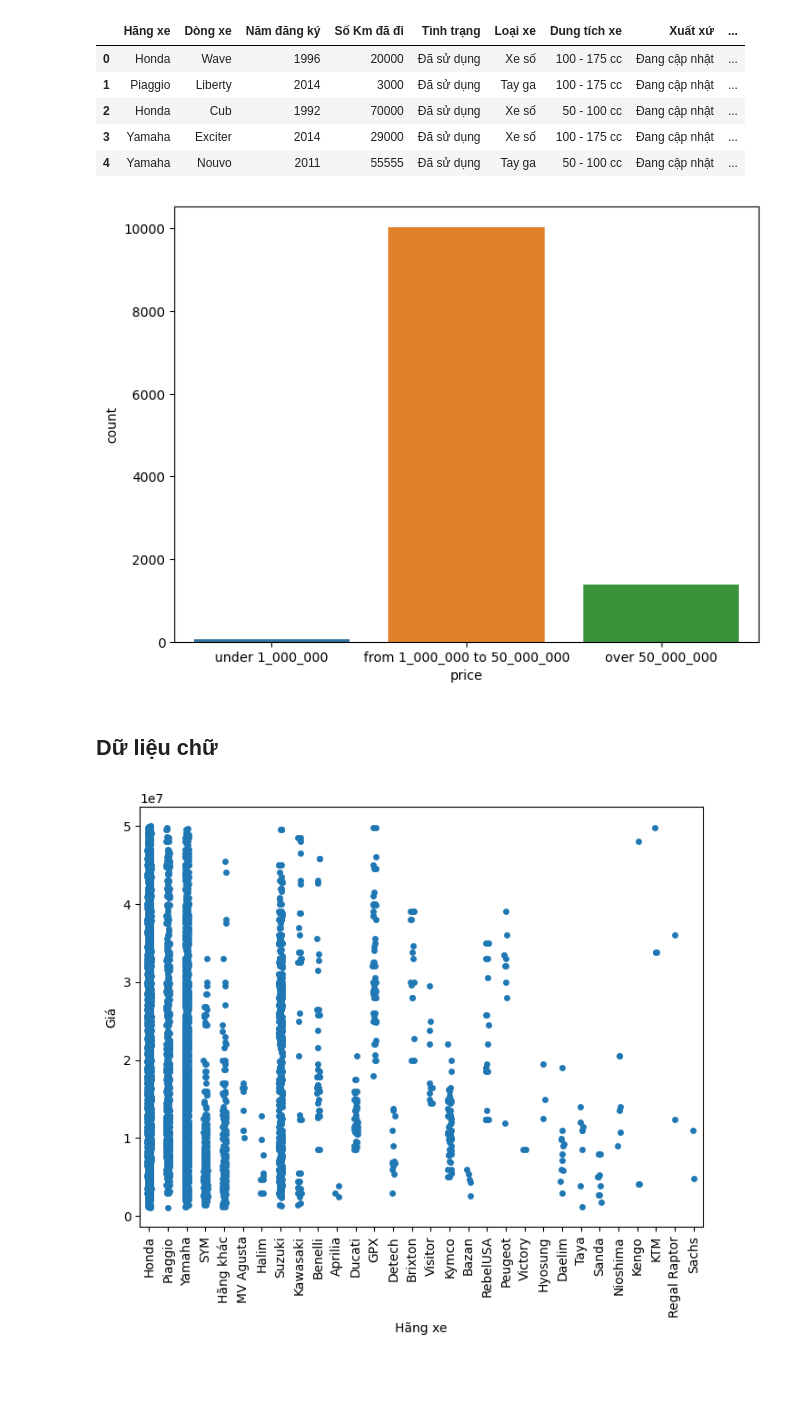
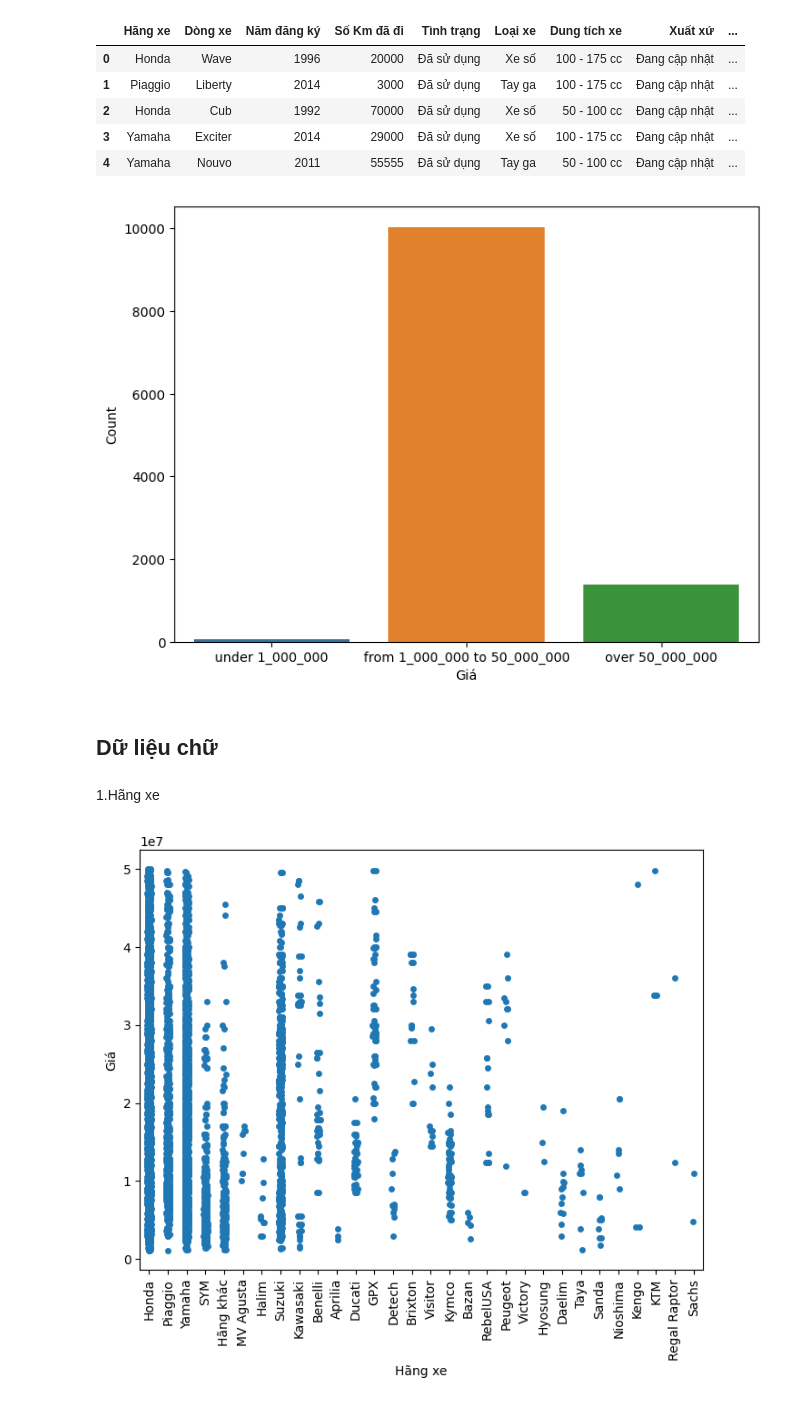
Before and after one commit to hungng2k2/du-doan-gia-xe-may, a Jupyter notebook: eda.ipynb, the cells around one changed output. Cells and saved outputs as stored; diff of their text form; code cells hidden in the pictures; blank space fills up the shorter version.

```diff
--- a/eda.ipynb
+++ b/eda.ipynb
@@ -17,18 +18,20 @@ data.head()
 # %%
 under_1_000_000 =  data[data['Giá'] <= 1_000_000]['Giá'].count()
 from_1_000_000_to_50_000_000 = data[(data['Giá'] > 1_000_000) & (data['Giá'] <= 50_000_000)]['Giá'].count()
 over_50_000_000 = data[data['Giá'] > 50_000_000]['Giá'].count()
-price = pd.DataFrame({'price': ['under 1_000_000', 'from 1_000_000 to 50_000_000', 'over 50_000_000'],
-                      'count': [under_1_000_000, from_1_000_000_to_50_000_000, over_50_000_000]})
+price = pd.DataFrame({'Giá': ['under 1_000_000', 'from 1_000_000 to 50_000_000', 'over 50_000_000'],
+                      'Count': [under_1_000_000, from_1_000_000_to_50_000_000, over_50_000_000]})
 fig, ax = plt.subplots(figsize=(8,6))
-sns.barplot(data=price, x='price', y='count', ax=ax)
+sns.barplot(data=price, x='Giá', y='Count', ax=ax)
 plt.show()
 # %% [output]
-[figure, old version]
+[figure, new version]
 # %%
 data = data[(data['Giá'] < 50000000) & (data['Giá'] > 1000000)]
 # %% [markdown]
 <h2>Dữ liệu chữ</h2>
+# %% [markdown]
+1.Hãng xe
 # %%
 fig, ax = plt.subplots(figsize=(8,6))
 sns.stripplot(data=data, x='Hãng xe', y='Giá', ax=ax)
```
Also changed, not shown: parts of 24 cells of this notebook.
